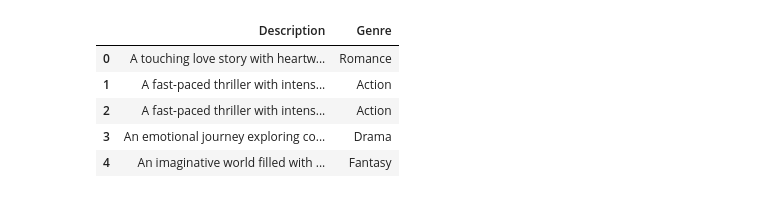
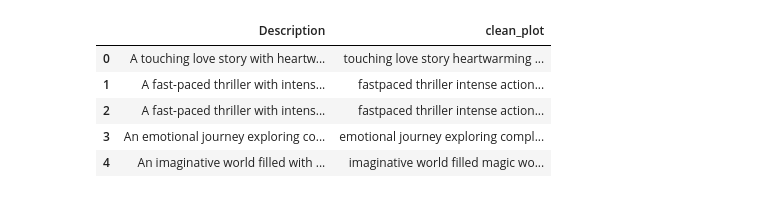
Before and after one commit to hima27-bit/CodeClause-Data-Science-Internship, a Jupyter notebook: Movie-Genre-Prediction/movie_genre_prediction.ipynb, the cells around one changed output. Cells and saved outputs as stored; diff of their text form; code cells hidden in the pictures.

Commit message:
complete movie genre project

```diff
--- a/Movie-Genre-Prediction/movie_genre_prediction.ipynb
+++ b/Movie-Genre-Prediction/movie_genre_prediction.ipynb
@@ -43,10 +48,20 @@ dtype: int64
+# %%
+stop_words = set(stopwords.words('english'))
+lemmatizer = WordNetLemmatizer()
+
+def preprocess_text(text):
+    text = str(text).lower()
+    text = re.sub(r'[^a-z\s]', '', text)
+    words = text.split()
+    words = [lemmatizer.lemmatize(w) for w in words if w not in stop_words]
+    return " ".join(words)
 # %%
-df = df[['Description', 'Genre']]
-df.head()
+df['clean_plot'] = df['Description'].apply(preprocess_text)
+df[['Description', 'clean_plot']].head()
 # %% [output]
-|  | Description | Genre |
-| 0 | A touching love story with heartw... | Romance |
-| 1 | A fast-paced thriller with intens... | Action |
-| 2 | A fast-paced thriller with intens... | Action |
-| 3 | An emotional journey exploring co... | Drama |
-| 4 | An imaginative world filled with ... | Fantasy |
+|  | Description | clean_plot |
+| 0 | A touching love story with heartw... | touching love story heartwarming ... |
+| 1 | A fast-paced thriller with intens... | fastpaced thriller intense action... |
+| 2 | A fast-paced thriller with intens... | fastpaced thriller intense action... |
+| 3 | An emotional journey exploring co... | emotional journey exploring compl... |
+| 4 | An imaginative world filled with ... | imaginative world filled magic wo... |
```
Also changed, not shown: parts of 12 cells of this notebook.
